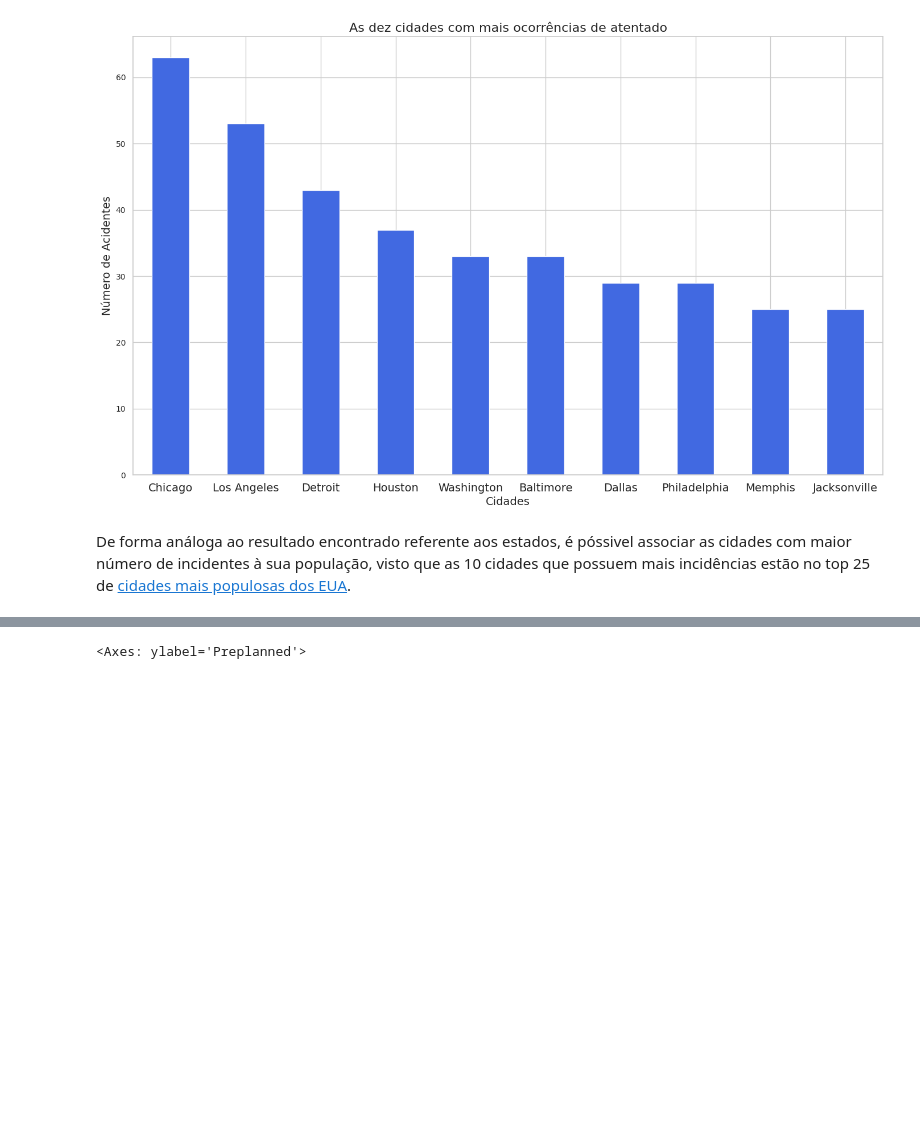
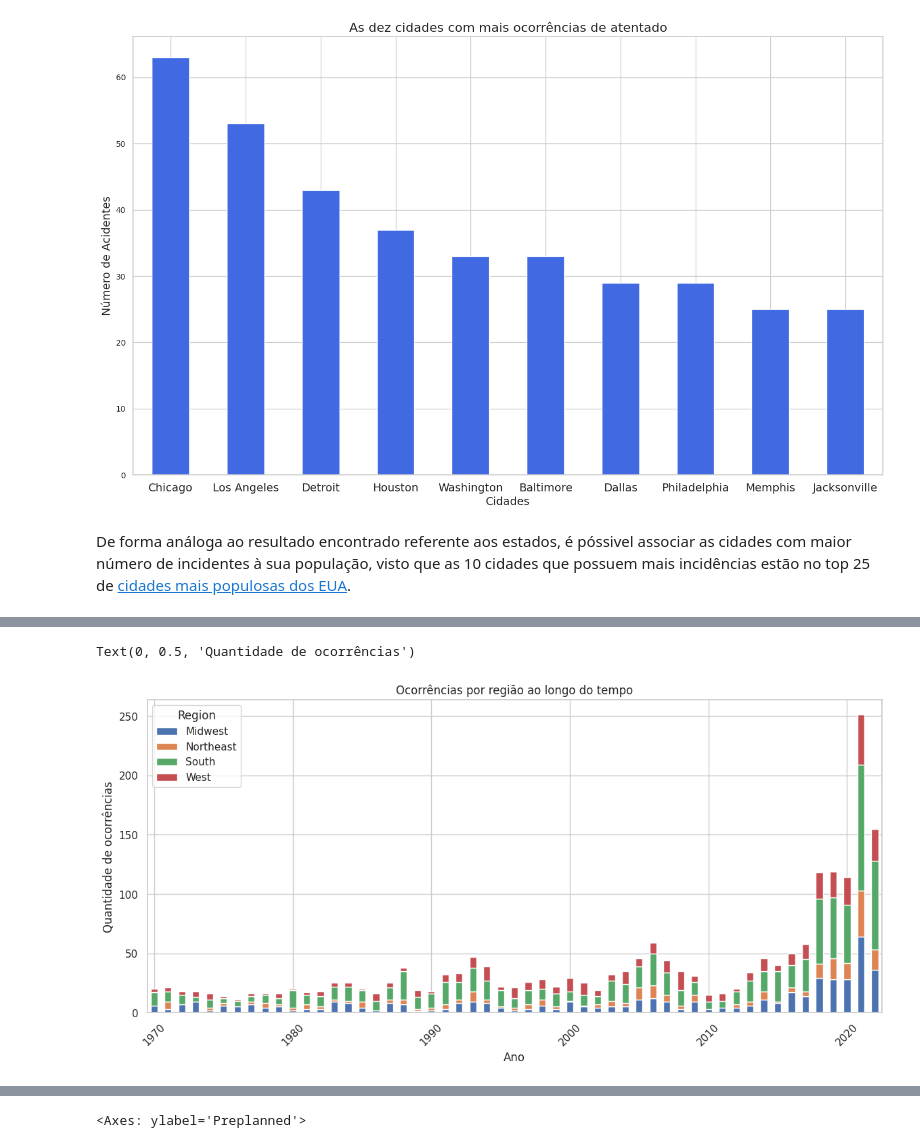
Before and after one commit to mariabandeira/gunviolence, a Jupyter notebook: Violência_Escolar.ipynb, the cells around one changed output, grey strips where cells are left out. Saved outputs shown, nothing was run; the diff lists cells and outputs as text; code cells hidden in the pictures; blank space fills up the shorter version.

```diff
--- a/Violência_Escolar.ipynb
+++ b/Violência_Escolar.ipynb
@@ -967,3 +911,12 @@ sns.lineplot(x='Year', y=df_incid['Preplanned'], hue=df_incid['Preplanned'],
+# %%
+df_regi.plot(kind='bar', stacked=True, figsize=(14,6)).xaxis.set_major_locator(ticker.AutoLocator())
+plt.xticks(rotation = 45)
+plt.title('Ocorrências por região ao longo do tempo')
+plt.xlabel('Ano')
+plt.ylabel('Quantidade de ocorrências')
+# %% [output]
+Text(0, 0.5, 'Quantidade de ocorrências')
+[figure, added]
 # %%
 df_preplanned = df_incid.groupby(['Year', 'Preplanned']).size().unstack()
 
```
Also changed, not shown: parts of 40 cells of this notebook.
